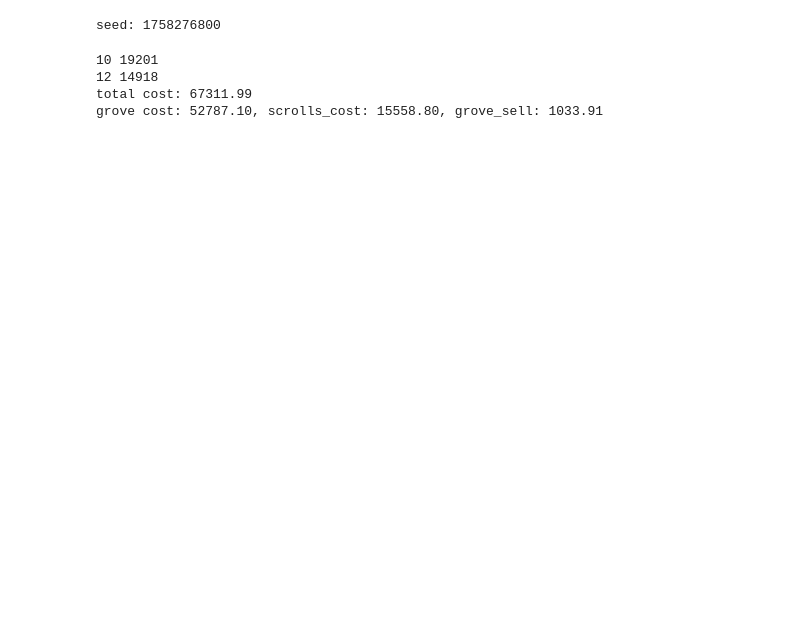
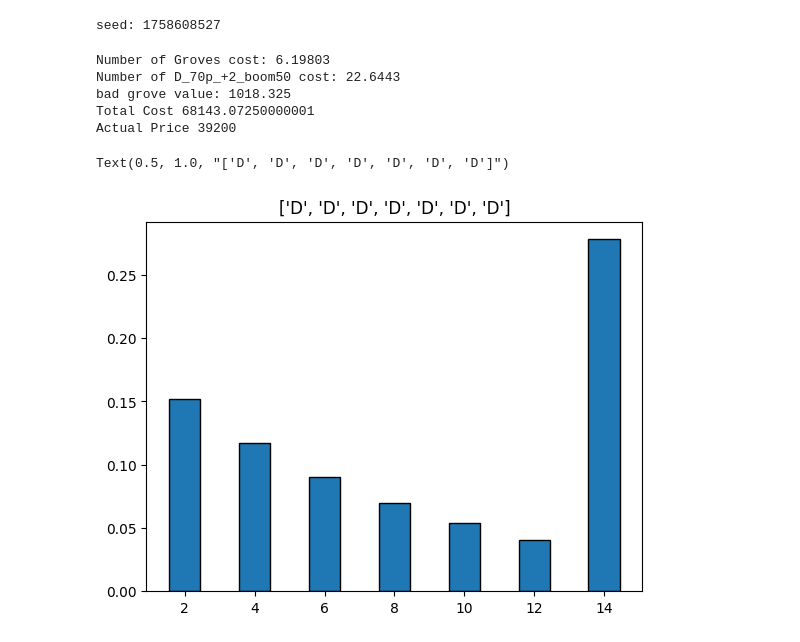
Before and after one commit to Jianshu-L/MapleStory, a Jupyter notebook: MonteCarlo.ipynb, the cells around one changed output. Cells and saved outputs as stored; diff of their text form; code cells hidden in the pictures; blank space fills up the shorter version.

```diff
--- a/MonteCarlo.ipynb
+++ b/MonteCarlo.ipynb
@@ -17,7 +15,7 @@ GROVE_ATTACK_PRICE = {
     "11": 2500,
     "12": 5000,
     "13": 14000,
-    "14": 41000,
+    "14": 700*mxb_to_rmb,
     "15": 2200*mxb_to_rmb,
     "16": 6000*mxb_to_rmb,
     "17": 12500*mxb_to_rmb
@@ -133,36 +85,66 @@ def simulate_until_one_satisfy(
+# %%
+def calculate_statistics(results):
+    scrolls_dist = {}
+    for scroll_name, scroll_distribution in results['scrolls_distribution'].items():
+        scrolls_dist[scroll_name] = np.mean(scroll_distribution)
+
+    num_groves = np.mean(results['items_distribution'])
+
+    bad_groves_dist = {}
+    v,c = np.unique(results['items_properties']['atk_value']['good'], return_counts=True)
+    grove_sell = 0
+    for v_i,c_i in zip(v,c):
+        if v_i < np.max(v):
+            bad_groves_dist[str(v_i)] = c_i
+
+    return scrolls_dist, num_groves, bad_groves_dist
 # %%
 import time
 seed = int(time.time())
 print(f"seed: {seed}")
 rng = np.random.default_rng(seed)
 trials = 100000
 
 target = stop_all_success()
-
 scroll_list = ["D", "D", "D", "D", "D", "D", "D"]
 strat1 = strategy_fixed_sequence(scroll_list, SCROLL_SET)
 
-Procedure = simulate_until_one_satisfy(strat1, target, stop_on_first_fail=True)
+Procedure = stop_when_fail_or_consume_all_slots(strat1, target, stop_if_fail=True)
+# Procedure = stop_on_first_fail(strat1, target)
 item_state = Item("BrownGrove", num_slots=7)
 results = monte_carlo_mix(rng, trials, item_state, Procedure, properties=["atk_value"])
+max_attack = np.max(results['items_properties']['atk_value']['good'])
+print("")
 
-grove_cost = np.mean(results['scrolls_distribution']['D_70p_+2_boom50']) * GROVE_SCROLL_PRICE["D"]
-scrolls_cost = np.mean(results['items_distribution']) * item_price
+scrolls_dist, num_groves, bad_groves_dist = calculate_statistics(results)
+print(f"Number of Groves cost: {num_groves}")
 
-v,c = np.unique(results['items_properties']['atk_value']['good'], return_counts=True)
-grove_sell = 0
-for v_i,c_i in zip(v,c):
-    if v_i < 14:
-        if str(v_i) in GROVE_ATTACK_PRICE.keys():
-            print(v_i, c_i)
-            grove_sell += GROVE_ATTACK_PRICE[str(v_i)]*c_i
-grove_sell /= trials
+scroll_cost = 0
+for key, value in scrolls_dist.items():
+    scroll_i = GROVE_SCROLL_PRICE[NAME_TO_KEY[key]] * value
+    scroll_cost += scroll_i
+    print(f"Number of {key} cost: {value}")
 
-print(f"total cost: {(grove_cost+scrolls_cost-grove_sell):.2f}")
-print(f"grove cost: {grove_cost:.2f}, scrolls_cost: {scrolls_cost:.2f}, grove_sell: {grove_sell:.2f}")
+bad_grove_value = 0
+for key, value in bad_groves_dist.items():
+    if key in GROVE_ATTACK_PRICE.keys():
+        bad_grove_value += GROVE_ATTACK_PRICE[key] * value
+bad_grove_value /= trials
+print(f"bad grove value: {bad_grove_value}")
+
+total_cost = scroll_cost + num_groves*item_price
+print(f"Total Cost {total_cost}")
+print(f"Actual Price {GROVE_ATTACK_PRICE[str(max_attack)]}")
+
+data = results['items_properties']['atk_value']['good']
+plot_bar_int(data)
+plt.title(scroll_list)
 # %% [output]
-seed: 1758276800
+seed: 1758608527
-10 19201
-12 14918
-total cost: 67311.99
-grove cost: 52787.10, scrolls_cost: 15558.80, grove_sell: 1033.91
+Number of Groves cost: 6.19803
+Number of D_70p_+2_boom50 cost: 22.6443
+bad grove value: 1018.325
+Total Cost 68143.07250000001
+Actual Price 39200
+Text(0.5, 1.0, "['D', 'D', 'D', 'D', 'D', 'D', 'D']")
+[figure, added]
```
Also changed, not shown: parts of 18 cells of this notebook, 4 other files.
